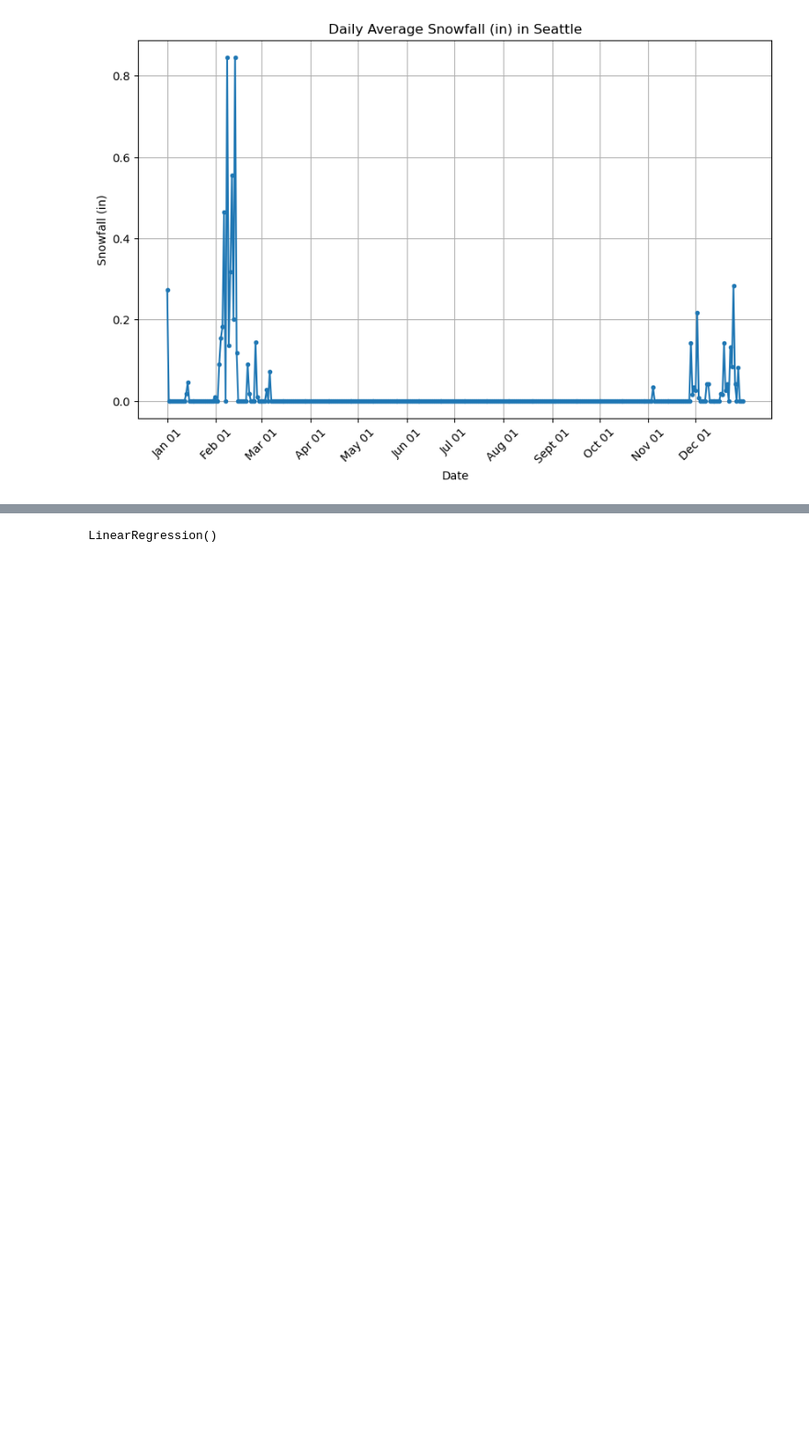
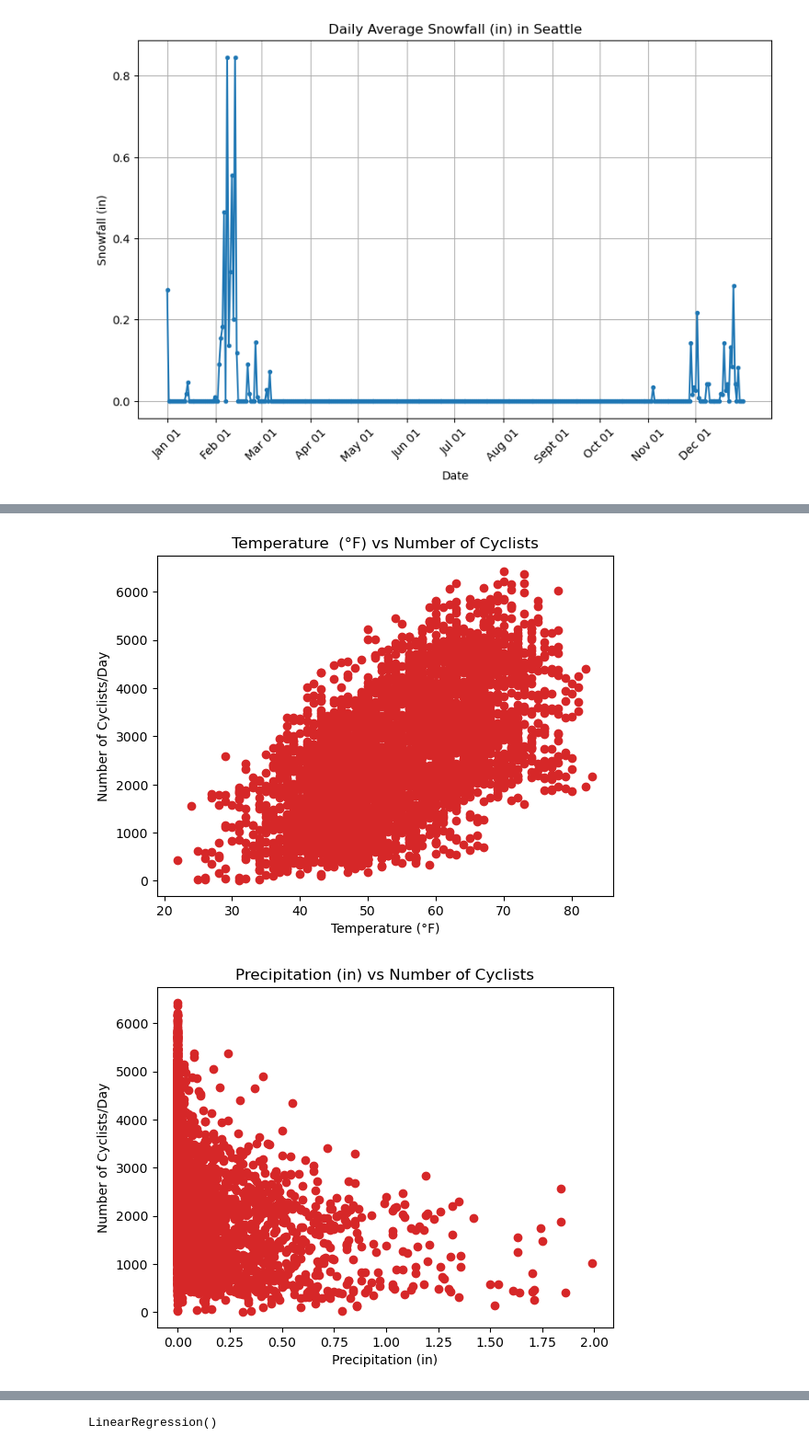
Before and after one commit to mkearns17/Fremont_Bridge_Cyclists_Crossings, a Jupyter notebook: notebook.ipynb, the cells around one changed output, grey strips where cells are left out. Shown at 92% size. Saved outputs shown, nothing was run; the diff lists cells and outputs as text; code cells hidden in the pictures; blank space fills up the shorter version.

```diff
--- a/notebook.ipynb
+++ b/notebook.ipynb
@@ -194,0 +217,27 @@ full_df.head()
+# %%
+x = ['TAVG','PRCP','SNOW']
+filtered_df = full_df
+
+
+# IQR Calculation
+Q1 = filtered_df['TAVG'].quantile(0.25)
+Q3 = filtered_df['TAVG'].quantile(0.75)
+IQR = Q3 - Q1
+
+# Define bounds
+lower_bound = Q1 - 1.5 * IQR
+upper_bound = Q3 + 1.5 * IQR
+
+# Filter outliers
+filtered_df = filtered_df[(filtered_df['TAVG'] >= lower_bound) & (filtered_df['TAVG'] <= upper_bound)]
+filtered_df = filtered_df[(filtered_df['PRCP'] < 2) & (filtered_df['SNOW'] < 2)]
+# %%
+for i in range(0,3):
+    plt.scatter(filtered_df[x[i]],filtered_df['Total'], color='tab:red')
+    plt.title(title[i])
+    plt.xlabel(xlabel[i])
+    plt.ylabel('Number of Cyclists/Day')
+    plt.show();
+# %% [output]
+[figure, added]
+[figure, added]
```
Also changed, not shown: parts of 13 cells of this notebook.
